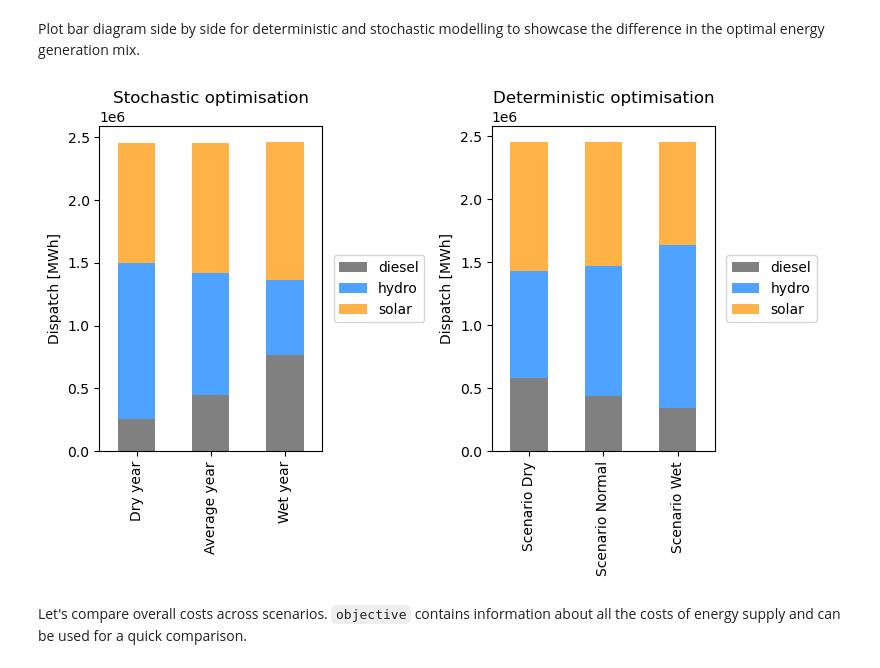
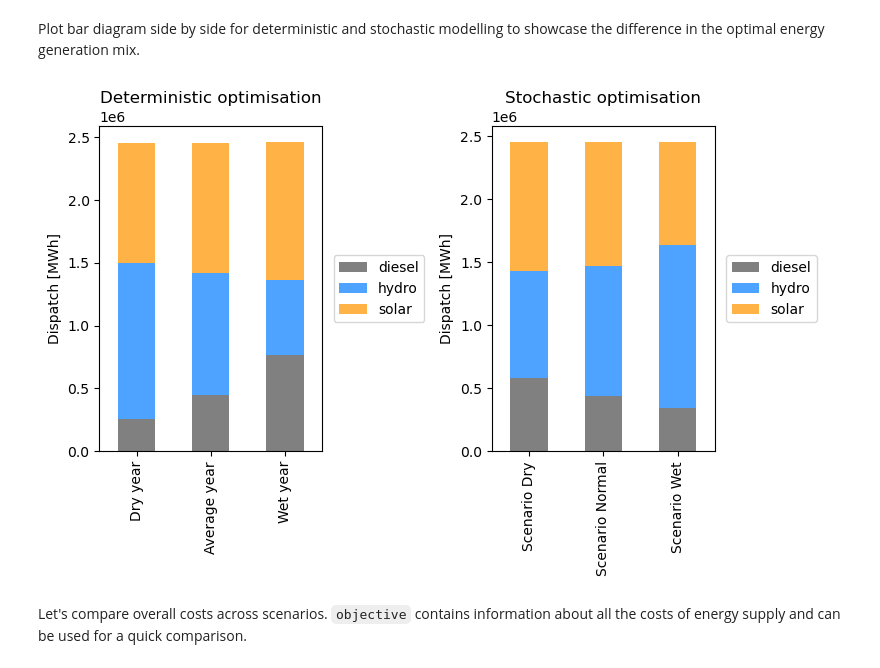
Before and after one commit to matteodefelice/energy-climate-cookbook, a Jupyter notebook: notebooks/2026.micro_grid_hydro.ipynb, the cells around one changed output. Cells and saved outputs as stored; diff of their text form; code cells hidden in the pictures.

Commit message:
Minor fixes of results plots

```diff
--- a/notebooks/2026.micro_grid_hydro.ipynb
+++ b/notebooks/2026.micro_grid_hydro.ipynb
@@ -1039,36 +1041,36 @@ fig, axes = plt.subplots(
         ax=axes[1],
         color={
             "solar": "#FFB347",
             "hydro": "#4DA3FF",
             "diesel": "gray",
             "battery": "#9B7EDE",
         }
     )
 )
 
-axes[0].set_title("Stochastic optimisation")
+axes[0].set_title("Deterministic optimisation")
 axes[0].set_xlabel("")
 axes[0].set_ylabel("Dispatch [MWh]")
 axes[0].tick_params(axis="x", rotation=90)
 axes[0].legend(
     title="",
     loc="center left",
     bbox_to_anchor=(1.02, 0.5),
 )
 
-axes[1].set_title("Deterministic optimisation")
+axes[1].set_title("Stochastic optimisation")
 axes[1].set_xlabel("")
 axes[1].set_ylabel("Dispatch [MWh]")
 axes[1].tick_params(axis="x", rotation=90)
 axes[1].legend(
     title="",
     loc="center left",
     bbox_to_anchor=(1.02, 0.5),
 )
 
 plt.tight_layout()
 # %% [output]
-[figure, old version]
+[figure, new version]
 # %% [markdown]
 Let's compare overall costs across scenarios. `objective` contains information about all the costs of energy supply and can be used for a quick comparison.
 # %%
```
Also changed, not shown: parts of 4 cells of this notebook.
